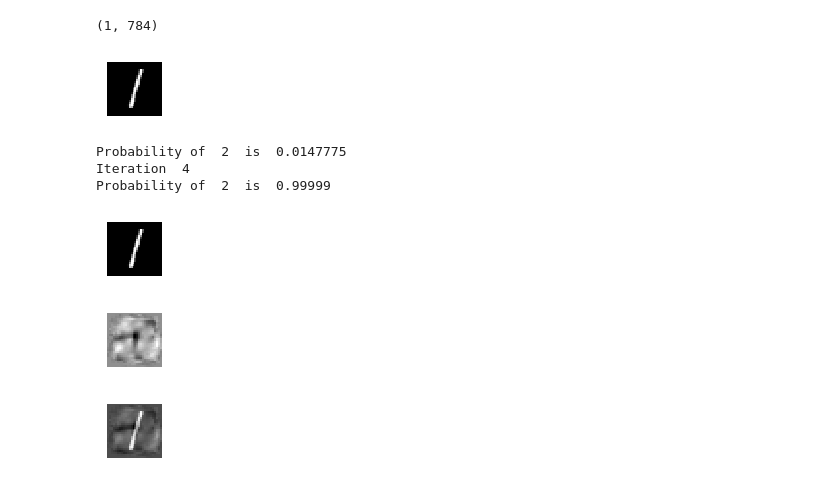
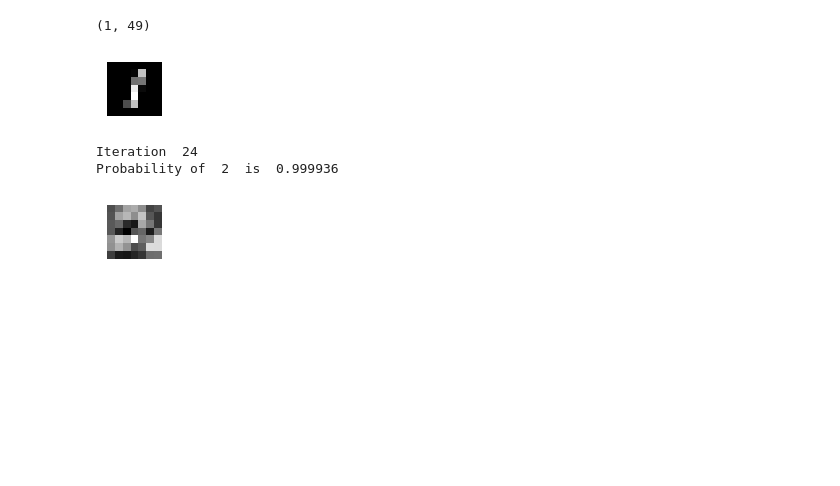
Before and after one commit to afcarl/randomfun, a Jupyter notebook: MNIST/DigitTransform.ipynb, the cells around one changed output. Saved outputs shown, nothing was run; the diff lists cells and outputs as text; code cells hidden in the pictures; blank space fills up the shorter version.

```diff
--- a/MNIST/DigitTransform.ipynb
+++ b/MNIST/DigitTransform.ipynb
@@ -51,12 +94,12 @@ Extracting ./datasets/MNIST_data/t10k-labels-idx1-ubyte.gz
 # clear old variables
 tf.reset_default_graph()
 
-X = tf.placeholder(tf.float32, [None, 784])
+X = tf.placeholder(tf.float32, [None, D])
 y = tf.placeholder(tf.int64, [None])
 is_training = tf.placeholder(tf.bool)
 
 def softmax_regression_model(X):
-    W = tf.Variable(tf.zeros([784, 10]), name="weights")
+    W = tf.Variable(tf.zeros([D, 10]), name="weights")
     b = tf.Variable(tf.zeros([10]), name="biases")
     y_out = tf.matmul(X, W) + b
     return y_out
@@ -175,11 +218,11 @@ show_images(weights_normalized)
 # %%
 ones_index = (y_test == 1).nonzero()[0]
-print(np.shape(X_test[ones_index[0]].reshape(1,784)))
-show_images(X_test[ones_index[0]].reshape(1,784))
-one_img = X_test[ones_index[0]].reshape(1,784)
+print(np.shape(X_test[ones_index[0]].reshape(1,D)))
+show_images(X_test[ones_index[0]].reshape(1,D))
+one_img = X_test[ones_index[0]].reshape(1,D)
 # %% [output]
-(1, 784)
+(1, 49)
-[figure, old version]
+[figure, new version]
 # %%
 def get_probability(scores, target_y):
     e_s = np.exp(scores)
@@ -192,35 +235,32 @@ def normalize(a):
     return (a-a_min)/(a_max - a_min + 1e-8)
 
 def make_fooling_image(X_img, target_y, num_iters=100, learning_rate=1, print_every=10):
+    fimagesL = []
     X_fooling = X_img.copy()
     grads = tf.gradients(mean_loss, X)
     for i in range(num_iters):
+        fimagesL.append(X_fooling.copy())
         s = sess.run(y_out, {X: X_fooling})
-
         prob_target_y = get_probability(s, target_y)
         if s[0].argmax() == target_y and prob_target_y > 0.9999:
             print("Iteration ", i)
             print("Probability of ", target_y, " is ", prob_target_y)
             break
 
-        if i % 10 == 0:
-            show_images(X_fooling)
-            print("Probability of ", target_y, " is ", prob_target_y)
-
         g = sess.run(grads, {X: X_fooling, y: np.array([target_y])})
         dX = learning_rate * g[0] / tf.norm(g[0])
         dX_val = -1 * dX.eval(session=sess)
-        if i % 10 == 0:
-            show_images(dX_val)
+
+        if print_every and i % print_every == 0:
+            show_images(X_fooling)
+            #show_images(dX_val)
+            print("Probability of ", target_y, " is ", prob_target_y)
         X_fooling += dX_val
-    return X_fooling
+    return X_fooling, fimagesL
 # %%
-one_fooling_img = make_fooling_image(X_img=one_img, target_y=2, num_iters=100, learning_rate=1.0, print_every=10)
+one_fooling_img, fimagesL = make_fooling_image(X_img=one_img, target_y=2, num_iters=100, learning_rate=0.1, print_every=None)
 show_images(one_fooling_img)
 # %% [output]
-Probability of  2  is  0.0147775
-Iteration  4
-Probability of  2  is  0.99999
+Iteration  24
+Probability of  2  is  0.999936
-[figure, old version]
+[figure, new version]
-[figure, removed]
-[figure, removed]
```
Also changed, not shown: parts of 9 cells of this notebook.
